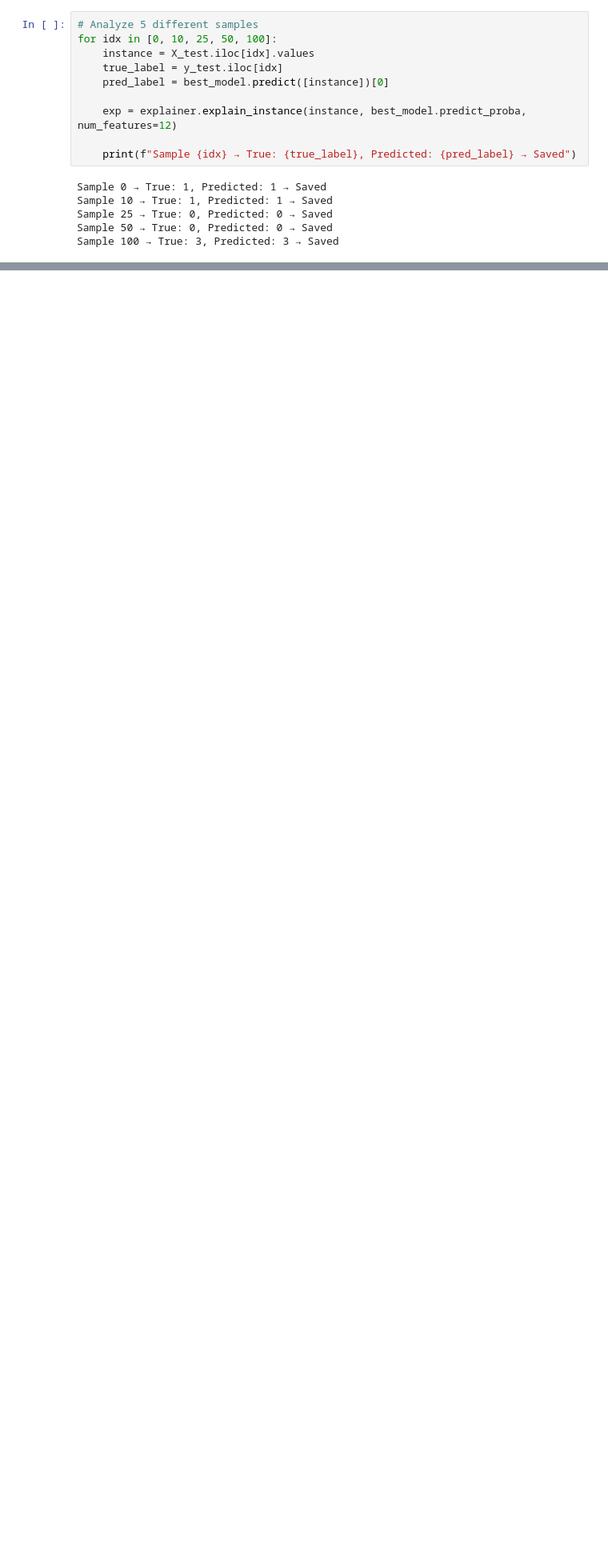
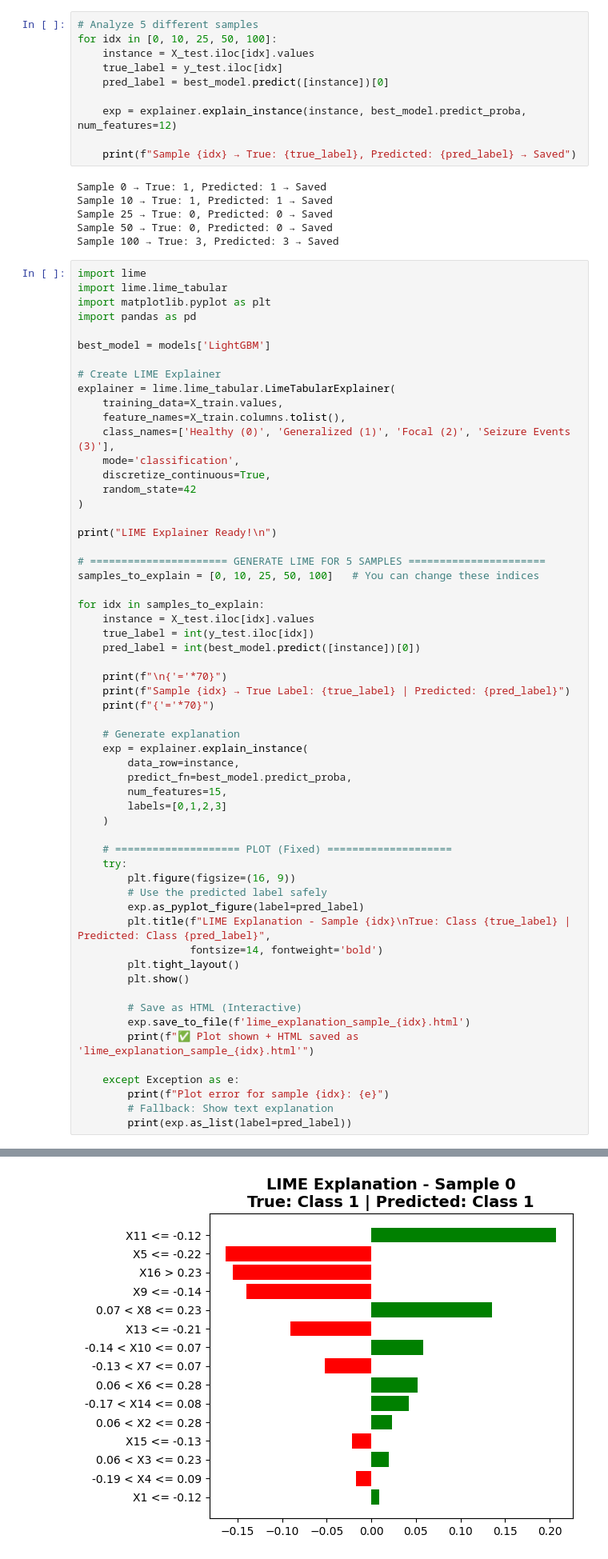
Before and after one commit to proshenjitbarua06-dot/skill-morph, a Jupyter notebook: Multi_Model_Ensemble_Framework_for_Precise_Multi_Class_Epileptic_Seizure_Subtype_Classification_using_High_Resolution_EEG_Signals_A_Comparative_Study_on_the_Bangalore_EEG_Epilepsy_Dataset_(BEED).ipynb, the cells around one changed output, grey strips where cells are left out. Shown at 80% size. Cells and saved outputs as stored; diff of their text form; blank space fills up the shorter version.

```diff
--- a/Multi_Model_Ensemble_Framework_for_Precise_Multi_Class_Epileptic_Seizure_Subtype_Classification_using_High_Resolution_EEG_Signals_A_Comparative_Study_on_the_Bangalore_EEG_Epilepsy_Dataset_(BEED).ipynb
+++ b/Multi_Model_Ensemble_Framework_for_Precise_Multi_Class_Epileptic_Seizure_Subtype_Classification_using_High_Resolution_EEG_Signals_A_Comparative_Study_on_the_Bangalore_EEG_Epilepsy_Dataset_(BEED).ipynb
@@ -870,3 +870,62 @@ Sample 10 → True: 1, Predicted: 1 → Saved
 Sample 25 → True: 0, Predicted: 0 → Saved
 Sample 50 → True: 0, Predicted: 0 → Saved
 Sample 100 → True: 3, Predicted: 3 → Saved
+# %%
+import lime
+import lime.lime_tabular
+import matplotlib.pyplot as plt
+import pandas as pd
+
+best_model = models['LightGBM']
+
+# Create LIME Explainer
+explainer = lime.lime_tabular.LimeTabularExplainer(
+    training_data=X_train.values,
+    feature_names=X_train.columns.tolist(),
+    class_names=['Healthy (0)', 'Generalized (1)', 'Focal (2)', 'Seizure Events (3)'],
+    mode='classification',
+    discretize_continuous=True,
+    random_state=42
+)
+
+print("LIME Explainer Ready!\n")
+
+# ====================== GENERATE LIME FOR 5 SAMPLES ======================
+samples_to_explain = [0, 10, 25, 50, 100]   # You can change these indices
+
+for idx in samples_to_explain:
+    instance = X_test.iloc[idx].values
+    true_label = int(y_test.iloc[idx])
+    pred_label = int(best_model.predict([instance])[0])
+
+    print(f"\n{'='*70}")
+    print(f"Sample {idx} → True Label: {true_label} | Predicted: {pred_label}")
+    print(f"{'='*70}")
+
+    # Generate explanation
+    exp = explainer.explain_instance(
+        data_row=instance,
+        predict_fn=best_model.predict_proba,
+        num_features=15,
+        labels=[0,1,2,3]
+    )
+
+    # ==================== PLOT (Fixed) ====================
+    try:
+        plt.figure(figsize=(16, 9))
+        # Use the predicted label safely
+        exp.as_pyplot_figure(label=pred_label)
+        plt.title(f"LIME Explanation - Sample {idx}\nTrue: Class {true_label} | Predicted: Class {pred_label}",
+                  fontsize=14, fontweight='bold')
+        plt.tight_layout()
+        plt.show()
+
+        # Save as HTML (Interactive)
+        exp.save_to_file(f'lime_explanation_sample_{idx}.html')
+        print(f"✅ Plot shown + HTML saved as 'lime_explanation_sample_{idx}.html'")
+
+    except Exception as e:
+        print(f"Plot error for sample {idx}: {e}")
+        # Fallback: Show text explanation
+        print(exp.as_list(label=pred_label))
+# %% [output]
@@ -872,0 +939 @@ Sample 100 → True: 3, Predicted: 3 → Saved
+[figure, added]
```
Also changed, not shown: parts of 3 cells of this notebook.
